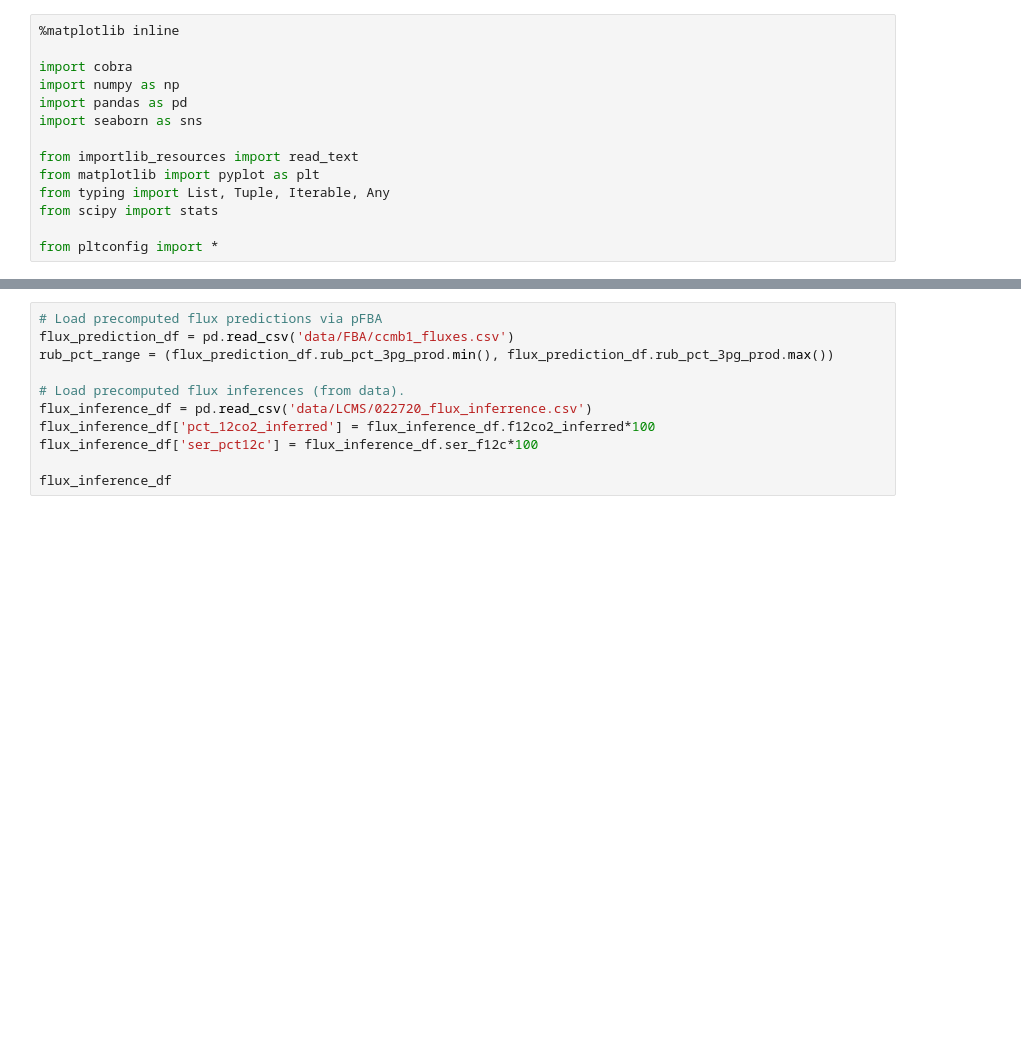
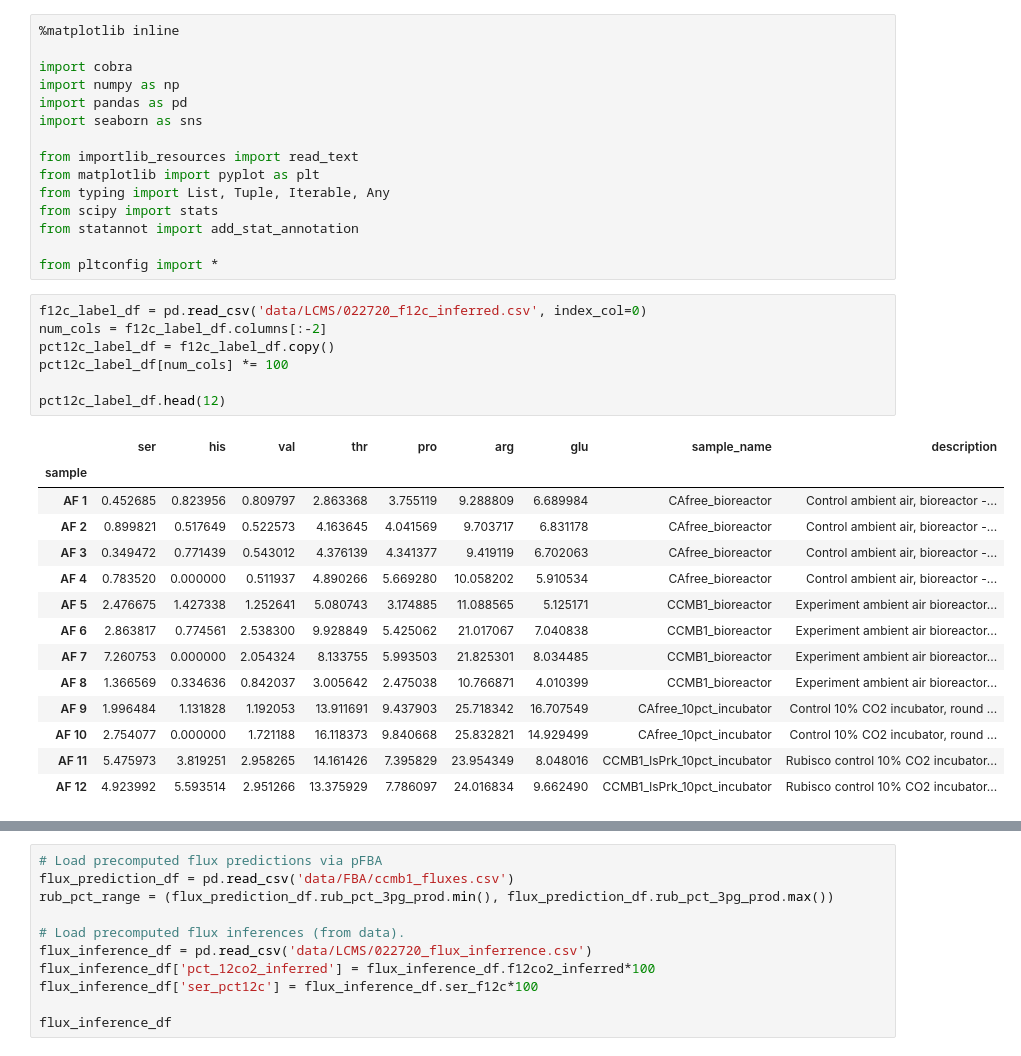
Before and after one commit to flamholz/carboxecoli, a Jupyter notebook: notebooks/Figure 5S1-2 LCMS and fluxes.ipynb, the cells around one changed output, grey strips where cells are left out. Drawn from its saved outputs; the diff is of its cells as text; blank space fills up the shorter version.

```diff
--- a/notebooks/Figure S8 serine enrichment.ipynb
+++ b/notebooks/Figure 5S1-2 LCMS and fluxes.ipynb
@@ -10,5 +10,28 @@ from importlib_resources import read_text
 from matplotlib import pyplot as plt
 from typing import List, Tuple, Iterable, Any
 from scipy import stats
+from statannot import add_stat_annotation
 
 from pltconfig import *
+# %%
+f12c_label_df = pd.read_csv('data/LCMS/022720_f12c_inferred.csv', index_col=0)
+num_cols = f12c_label_df.columns[:-2]
+pct12c_label_df = f12c_label_df.copy()
+pct12c_label_df[num_cols] *= 100
+
+pct12c_label_df.head(12)
+# %% [output]
+|  | ser | his | val | thr | pro | arg | glu | sample_name | description |
+| sample |  |  |  |  |  |  |  |  |  |
+| AF 1 | 0.452685 | 0.823956 | 0.809797 | 2.863368 | 3.755119 | 9.288809 | 6.689984 | CAfree_bioreactor | Control ambient air, bioreactor -... |
+| AF 2 | 0.899821 | 0.517649 | 0.522573 | 4.163645 | 4.041569 | 9.703717 | 6.831178 | CAfree_bioreactor | Control ambient air, bioreactor -... |
+| AF 3 | 0.349472 | 0.771439 | 0.543012 | 4.376139 | 4.341377 | 9.419119 | 6.702063 | CAfree_bioreactor | Control ambient air, bioreactor -... |
+| AF 4 | 0.783520 | 0.000000 | 0.511937 | 4.890266 | 5.669280 | 10.058202 | 5.910534 | CAfree_bioreactor | Control ambient air, bioreactor -... |
+| AF 5 | 2.476675 | 1.427338 | 1.252641 | 5.080743 | 3.174885 | 11.088565 | 5.125171 | CCMB1_bioreactor | Experiment ambient air bioreactor... |
+| AF 6 | 2.863817 | 0.774561 | 2.538300 | 9.928849 | 5.425062 | 21.017067 | 7.040838 | CCMB1_bioreactor | Experiment ambient air bioreactor... |
+| AF 7 | 7.260753 | 0.000000 | 2.054324 | 8.133755 | 5.993503 | 21.825301 | 8.034485 | CCMB1_bioreactor | Experiment ambient air bioreactor... |
+| AF 8 | 1.366569 | 0.334636 | 0.842037 | 3.005642 | 2.475038 | 10.766871 | 4.010399 | CCMB1_bioreactor | Experiment ambient air bioreactor... |
+| AF 9 | 1.996484 | 1.131828 | 1.192053 | 13.911691 | 9.437903 | 25.718342 | 16.707549 | CAfree_10pct_incubator | Control 10% CO2 incubator, round ... |
+| AF 10 | 2.754077 | 0.000000 | 1.721188 | 16.118373 | 9.840668 | 25.832821 | 14.929499 | CAfree_10pct_incubator | Control 10% CO2 incubator, round ... |
+| AF 11 | 5.475973 | 3.819251 | 2.958265 | 14.161426 | 7.395829 | 23.954349 | 8.048016 | CCMB1_lsPrk_10pct_incubator | Rubisco control 10% CO2 incubator... |
+| AF 12 | 4.923992 | 5.593514 | 2.951266 | 13.375929 | 7.786097 | 24.016834 | 9.662490 | CCMB1_lsPrk_10pct_incubator | Rubisco control 10% CO2 incubator... |
```
Also changed, not shown: parts of 2 cells of this notebook, 19 other files.
